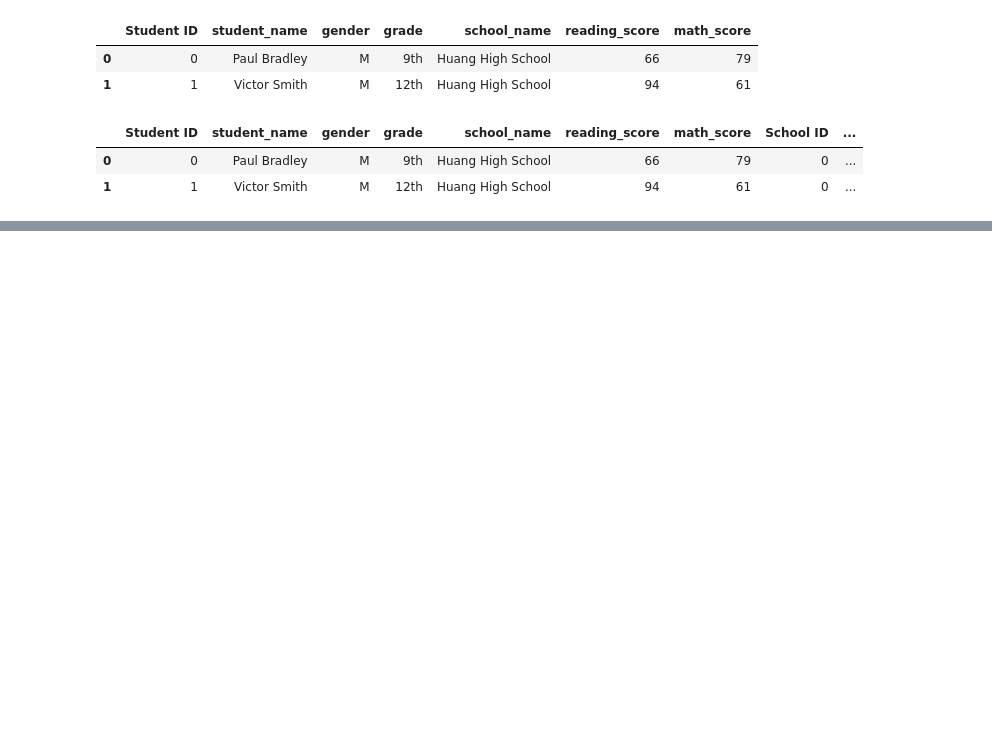
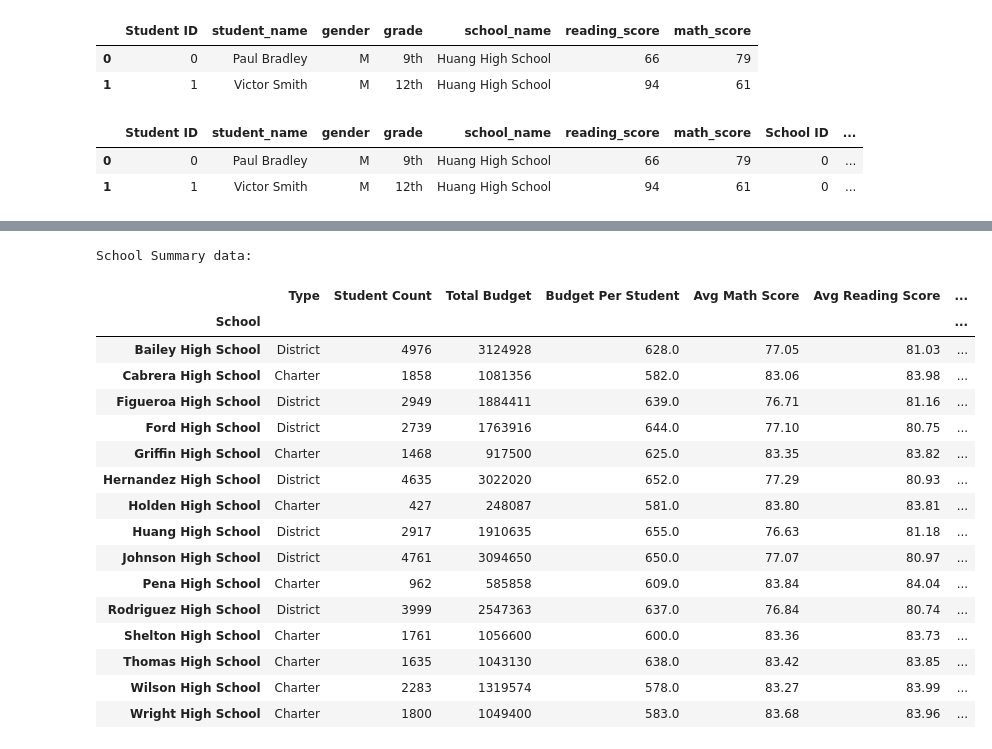
Before and after one commit to RL-Lane/pandas-challenge, a Jupyter notebook: PyCitySchools/PyCitySchools.ipynb, the cells around one changed output, grey strips where cells are left out. Drawn from its saved outputs; the diff is of its cells as text; code cells hidden in the pictures; blank space fills up the shorter version.

```diff
--- a/PyCitySchools/PyCitySchools.ipynb
+++ b/PyCitySchools/PyCitySchools.ipynb
@@ -73,0 +137,16 @@ schools_total_df.head()
+# %%
+#merge passed data frame into school summary DF
+merged_school_data = pd.merge(grouped_count_df,merge_pass_2,on="school_name")
+# %%
+merged_school_data["Budget Per Student"]= merged_school_data["budget"] / merged_school_data["Student Count"]
+#merged_school_data.head(3)
+# %%
+# groupby school for avg scores
+student_score_reduced_df = student_data[["school_name","math_score","reading_score"]]
+student_score_group = student_score_reduced_df.groupby(["school_name"])
+avg_student_score_per_school = student_score_group.mean().round(2)
+#avg_student_score_per_school
+
+#merge into school data
+school_data_with_avg_scores = pd.merge(merged_school_data, avg_student_score_per_school, on="school_name")
+school_data_with_avg_scores.head()
@@ -73,0 +161,46 @@ schools_total_df.head()
+# %%
+school_data_with_avg_scores["% Passed Math"] = (100 * school_data_with_avg_scores["Passed Math"] / school_data_with_avg_scores["Student Count"]).round(2)
+
+school_data_with_avg_scores["% Passed Reading"] = (100 * school_data_with_avg_scores["Passed Reading"] / school_data_with_avg_scores["Student Count"]).round(2)
+
+school_data_with_avg_scores["% Passed Both"] = (100 * school_data_with_avg_scores["Passed Both"] / school_data_with_avg_scores["Student Count"]).round(2)
+
+schools_summary = school_data_with_avg_scores[["type",  "Student Count",  "budget",  "Budget Per Student",  "math_score",
+    "reading_score",  "% Passed Math",  "% Passed Reading",  "% Passed Both"]]
+
+
+#school_data_with_avg_scores.head()
+#print(schools_summary.columns)
+schools_summary = schools_summary.reset_index()
+schools_final = schools_summary.rename(columns={
+    "school_name":"School",
+    "type": "Type",
+    "budget": "Total Budget",
+    "math_score": "Avg Math Score",
+    "reading_score": "Avg Reading Score"
+})
+schools_final = schools_final.set_index("School")
+###
+###
+### School Summary:
+print("School Summary data:")
+schools_final
+# %% [output]
+School Summary data:
+|  | Type | Student Count | Total Budget | Budget Per Student | Avg Math Score | Avg Reading Score | ... |
+| School |  |  |  |  |  |  | ... |
+| Bailey High School | District | 4976 | 3124928 | 628.0 | 77.05 | 81.03 | ... |
+| Cabrera High School | Charter | 1858 | 1081356 | 582.0 | 83.06 | 83.98 | ... |
+| Figueroa High School | District | 2949 | 1884411 | 639.0 | 76.71 | 81.16 | ... |
+| Ford High School | District | 2739 | 1763916 | 644.0 | 77.10 | 80.75 | ... |
+| Griffin High School | Charter | 1468 | 917500 | 625.0 | 83.35 | 83.82 | ... |
+| Hernandez High School | District | 4635 | 3022020 | 652.0 | 77.29 | 80.93 | ... |
+| Holden High School | Charter | 427 | 248087 | 581.0 | 83.80 | 83.81 | ... |
+| Huang High School | District | 2917 | 1910635 | 655.0 | 76.63 | 81.18 | ... |
+| Johnson High School | District | 4761 | 3094650 | 650.0 | 77.07 | 80.97 | ... |
+| Pena High School | Charter | 962 | 585858 | 609.0 | 83.84 | 84.04 | ... |
+| Rodriguez High School | District | 3999 | 2547363 | 637.0 | 76.84 | 80.74 | ... |
+| Shelton High School | Charter | 1761 | 1056600 | 600.0 | 83.36 | 83.73 | ... |
+| Thomas High School | Charter | 1635 | 1043130 | 638.0 | 83.42 | 83.85 | ... |
+| Wilson High School | Charter | 2283 | 1319574 | 578.0 | 83.27 | 83.99 | ... |
+| Wright High School | Charter | 1800 | 1049400 | 583.0 | 83.68 | 83.96 | ... |
```
Also changed, not shown: parts of 11 cells of this notebook.
